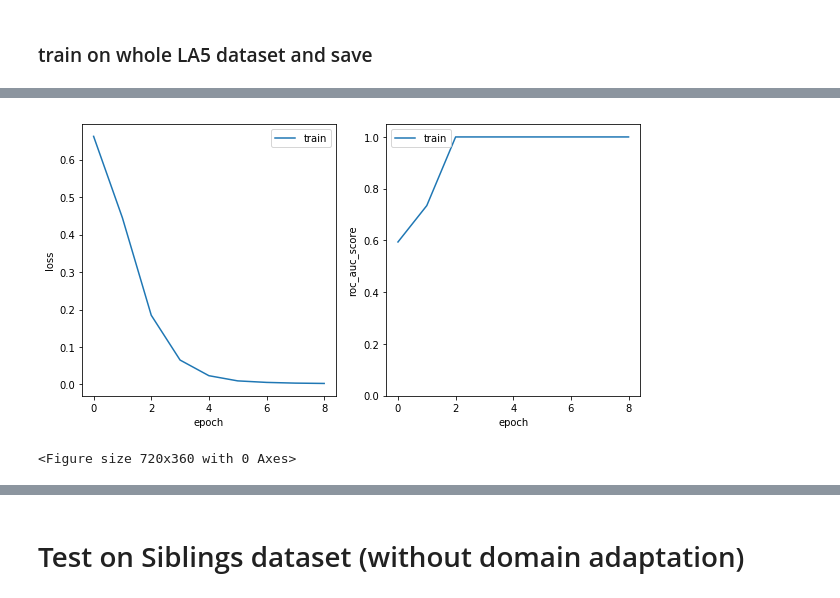
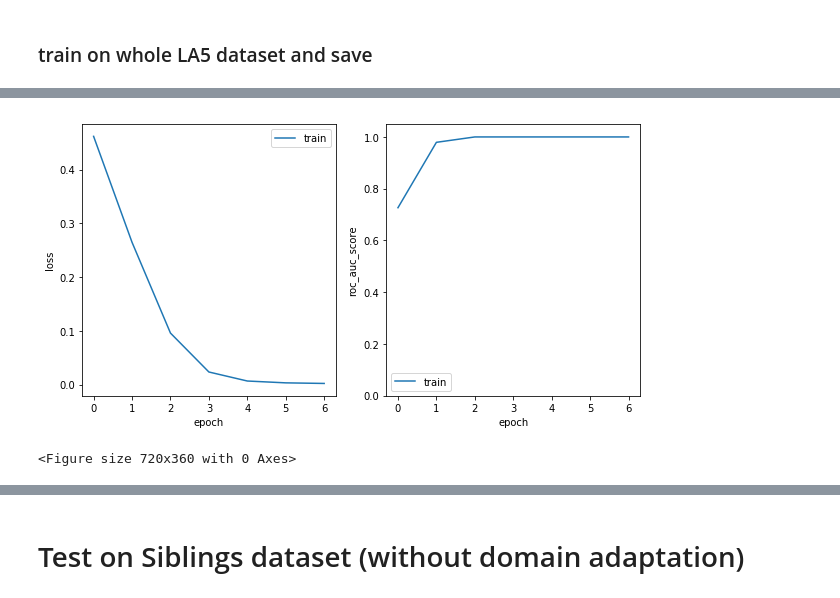
Before and after one commit to rakhimovv/mri-domain-adaptation, a Jupyter notebook: base_smri.ipynb, the cells around one changed output, grey strips where cells are left out. Saved outputs shown, nothing was run; the diff lists cells and outputs as text; code cells hidden in the pictures.

```diff
--- a/base_smri.ipynb
+++ b/base_smri.ipynb
@@ -88,12 +90,13 @@ val roc_auc_score std: 0.07504969546989154
 # %%
 model_save_path = "./models/conv_pretrained_la5.pth"
 # %%
+%%time
 model, optimizer = create_model_opt()
 metric = roc_auc_score
 train_idx = np.arange(len(la5_dataset))
 np.random.seed(0)
 np.random.shuffle(train_idx)
-train_idx = routine.stratified_batch_indices(train_idx, la5_dataset.labels)
+train_idx = routine.stratified_batch_indices(train_idx, la5_dataset.labels[train_idx])
 train_loader = DataLoader(Subset(la5_dataset, train_idx),
                           shuffle=False,
                           batch_size=10,
@@ -105,4 +108,4 @@ Epoch 9 of 100 took 39.513s
   training roc_auc_score:                       1.00
-[figure, old version]
+[figure, new version]
 <Figure size 720x360 with 0 Axes>
 Early stopping! Train loss < eps.
```
Also changed, not shown: parts of 4 cells of this notebook, 4 other files.
